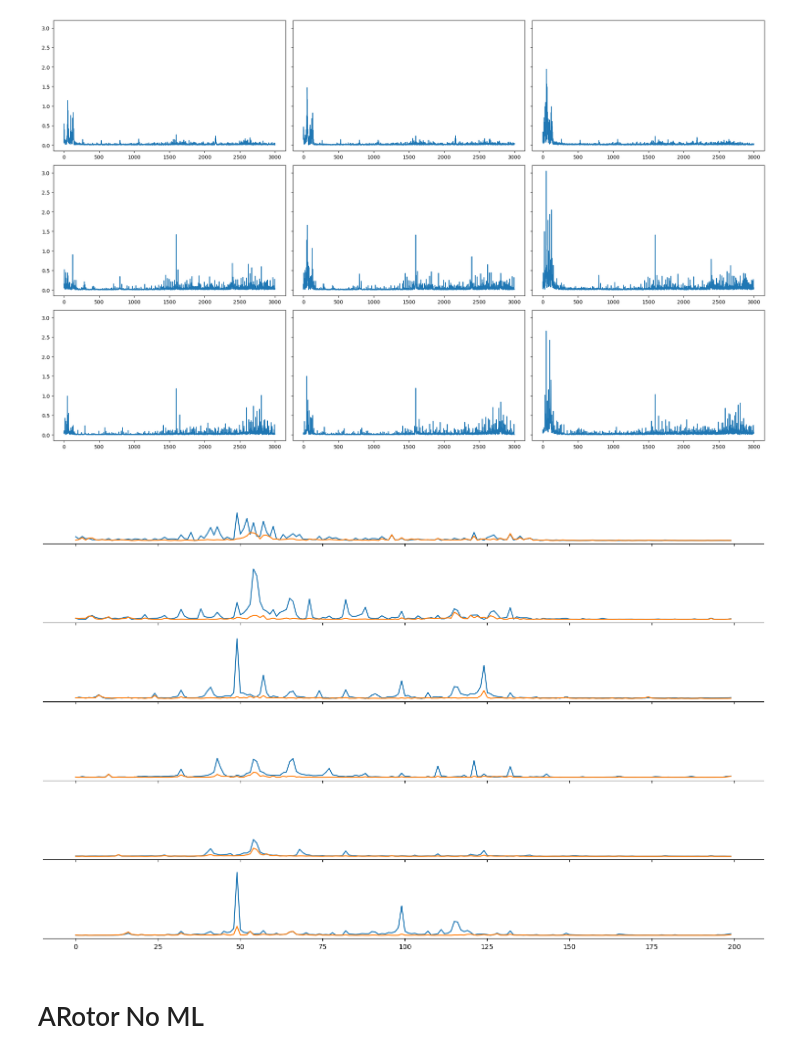
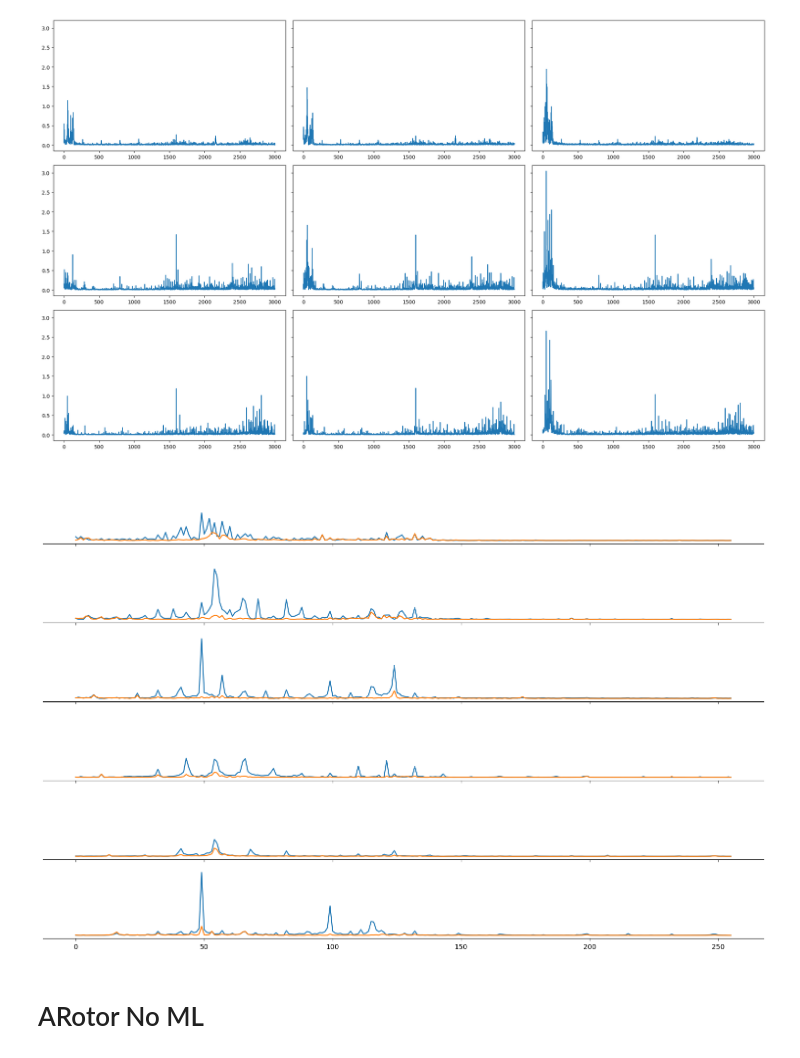
Before and after one commit to 4llu/rapid-deployment, a Jupyter notebook: sandbox.ipynb, the cells around one changed output. Drawn from its saved outputs; the diff is of its cells as text; code cells hidden in the pictures.

```diff
--- a/sandbox.ipynb
+++ b/sandbox.ipynb
@@ -163,36 +163,40 @@ for r in rpms:
 
     tmp = np.abs(np.fft.rfft(tmp, norm="forward"))[1:]
     # tmp_healthy = np.abs(np.fft.rfft(tmp_healthy[:6000], norm="forward"))[1:]
     for i in range(10):
         healthy_stack = []
         window = tmp_healthy[i*6000:(i+1)*6000]
         # window = np.concatenate([window, np.zeros(2192)]) # Pad
         healthy_stack.append(np.abs(np.fft.rfft(window, norm="forward"))[1:])
     tmp_healthy = np.array(healthy_stack).mean(axis=0)
 
     # tmp = np.abs(np.fft.rfft(tmp, norm="forward"))[1:]
 
     tmp /= scale
     tmp_healthy /= scale
 
+    # tmp = np.log1p(tmp)
+    # tmp_healthy = np.log1p(tmp_healthy)
+
     data.append(tmp)
     # data2.append(tmp_scaled)
     data2.append(tmp_healthy)
 
 fig, axs = plt.subplots(6, 1, figsize=(15, 10), sharey=True, sharex=True)
 axs = axs.flatten()
 
+L = 256
 for i in range(6):
-    axs[i].plot(range(200), data[i][:200])
-    axs[i].plot(range(200), data2[i][:200])
+    axs[i].plot(range(L), data[i][:L])
+    axs[i].plot(range(L), data2[i][:L])
     axs[i].set(yticks=[])
 
 sns.despine(left=True)
 
 plt.tight_layout()
 plt.show()
 # %% [output]
-[figure, old version]
+[figure, new version]
 # %% [markdown]
 # ARotor No ML
 # %%
```
Also changed, not shown: 2 other files.
